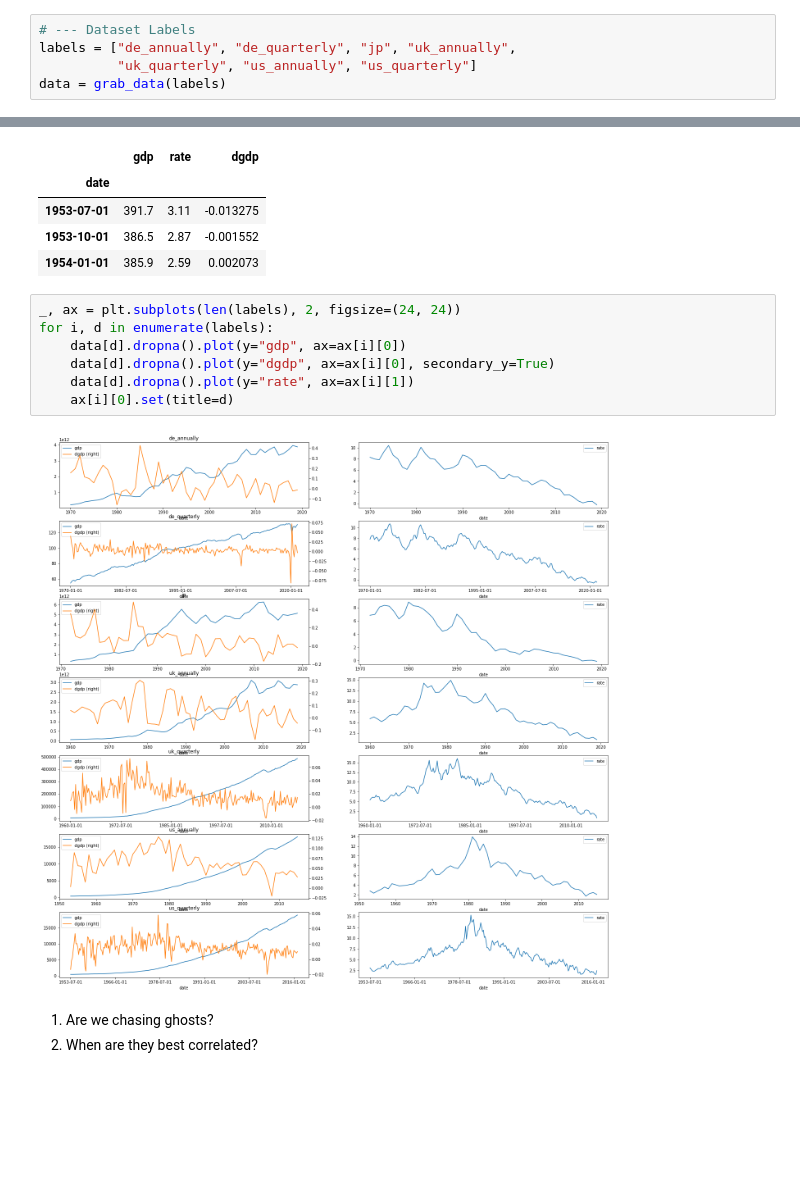
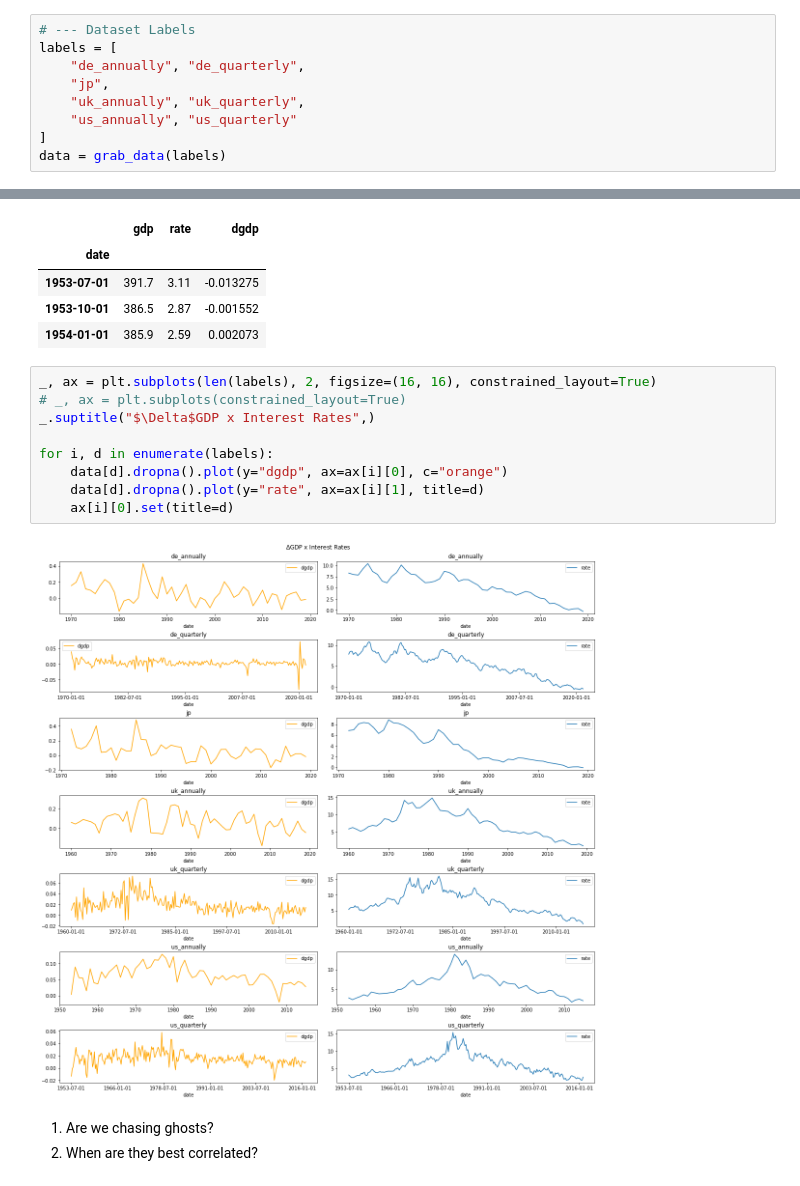
Before and after one commit to jth-kim/Data, a Jupyter notebook: growth_and_interest/growth_and_interest.ipynb, the cells around one changed output, grey strips where cells are left out. Cells and saved outputs as stored; diff of their text form; blank space fills up the shorter version.

```diff
--- a/growth_and_interest/growth_and_interest.ipynb
+++ b/growth_and_interest/growth_and_interest.ipynb
@@ -17,8 +18,12 @@ Across pretty much all of the schools of economics, it's understood that changes
 from utilities import *
 # %%
 # --- Dataset Labels
-labels = ["de_annually", "de_quarterly", "jp", "uk_annually",
-          "uk_quarterly", "us_annually", "us_quarterly"]
+labels = [
+    "de_annually", "de_quarterly",
+    "jp",
+    "uk_annually", "uk_quarterly",
+    "us_annually", "us_quarterly"
+]
 data = grab_data(labels)
 # %%
 # --- Create delta GDP
@@ -32,14 +37,16 @@ data["us_quarterly"].head(3)
 | 1953-10-01 | 386.5 | 2.87 | -0.001552 |
 | 1954-01-01 | 385.9 | 2.59 | 0.002073 |
 # %%
-_, ax = plt.subplots(len(labels), 2, figsize=(24, 24))
+_, ax = plt.subplots(len(labels), 2, figsize=(16, 16), constrained_layout=True)
+# _, ax = plt.subplots(constrained_layout=True)
+_.suptitle("$\Delta$GDP x Interest Rates",)
+
 for i, d in enumerate(labels):
-    data[d].dropna().plot(y="gdp", ax=ax[i][0])
-    data[d].dropna().plot(y="dgdp", ax=ax[i][0], secondary_y=True)
-    data[d].dropna().plot(y="rate", ax=ax[i][1])
+    data[d].dropna().plot(y="dgdp", ax=ax[i][0], c="orange")
+    data[d].dropna().plot(y="rate", ax=ax[i][1], title=d)
     ax[i][0].set(title=d)
 # %% [output]
-[figure, old version]
+[figure, new version]
 # %% [markdown]
 1. Are we chasing ghosts?
 2. When are they best correlated?
```
Also changed, not shown: parts of 23 cells of this notebook, 1 other file.
